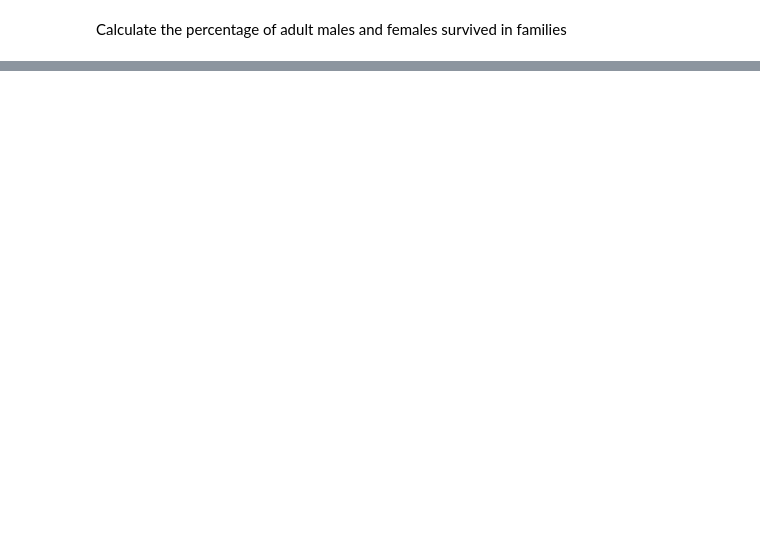
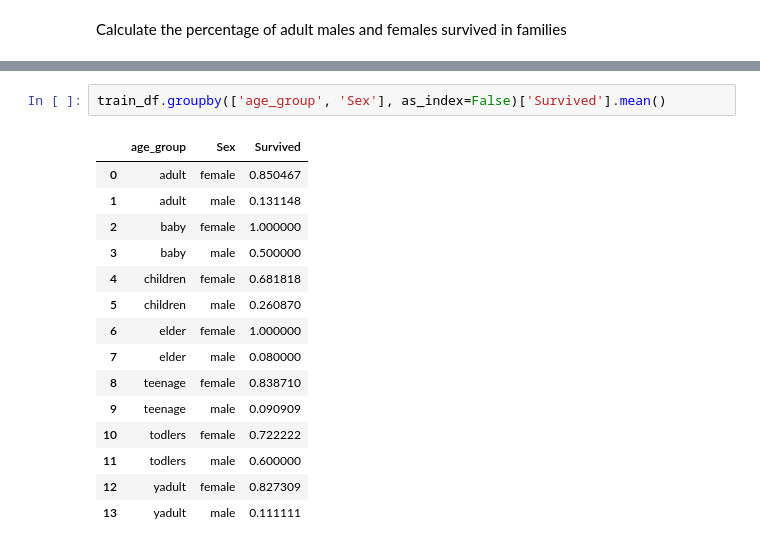
Before and after one commit to chanyadeshani/Group8, a Jupyter notebook: submit_assignment.ipynb, the cells around one changed output, grey strips where cells are left out. Drawn from its saved outputs; the diff is of its cells as text; blank space fills up the shorter version.

```diff
--- a/submit_assignment.ipynb
+++ b/submit_assignment.ipynb
@@ -540,0 +599,18 @@ train_data.groupby(['2age_group', 'Sex'], as_index=False)['Survived'].mean()
+# %%
+train_df.groupby(['age_group', 'Sex'], as_index=False)['Survived'].mean()
+# %% [output]
+|  | age_group | Sex | Survived |
+| 0 | adult | female | 0.850467 |
+| 1 | adult | male | 0.131148 |
+| 2 | baby | female | 1.000000 |
+| 3 | baby | male | 0.500000 |
+| 4 | children | female | 0.681818 |
+| 5 | children | male | 0.260870 |
+| 6 | elder | female | 1.000000 |
+| 7 | elder | male | 0.080000 |
+| 8 | teenage | female | 0.838710 |
+| 9 | teenage | male | 0.090909 |
+| 10 | todlers | female | 0.722222 |
+| 11 | todlers | male | 0.600000 |
+| 12 | yadult | female | 0.827309 |
+| 13 | yadult | male | 0.111111 |
```
Also changed, not shown: parts of 19 cells of this notebook.
